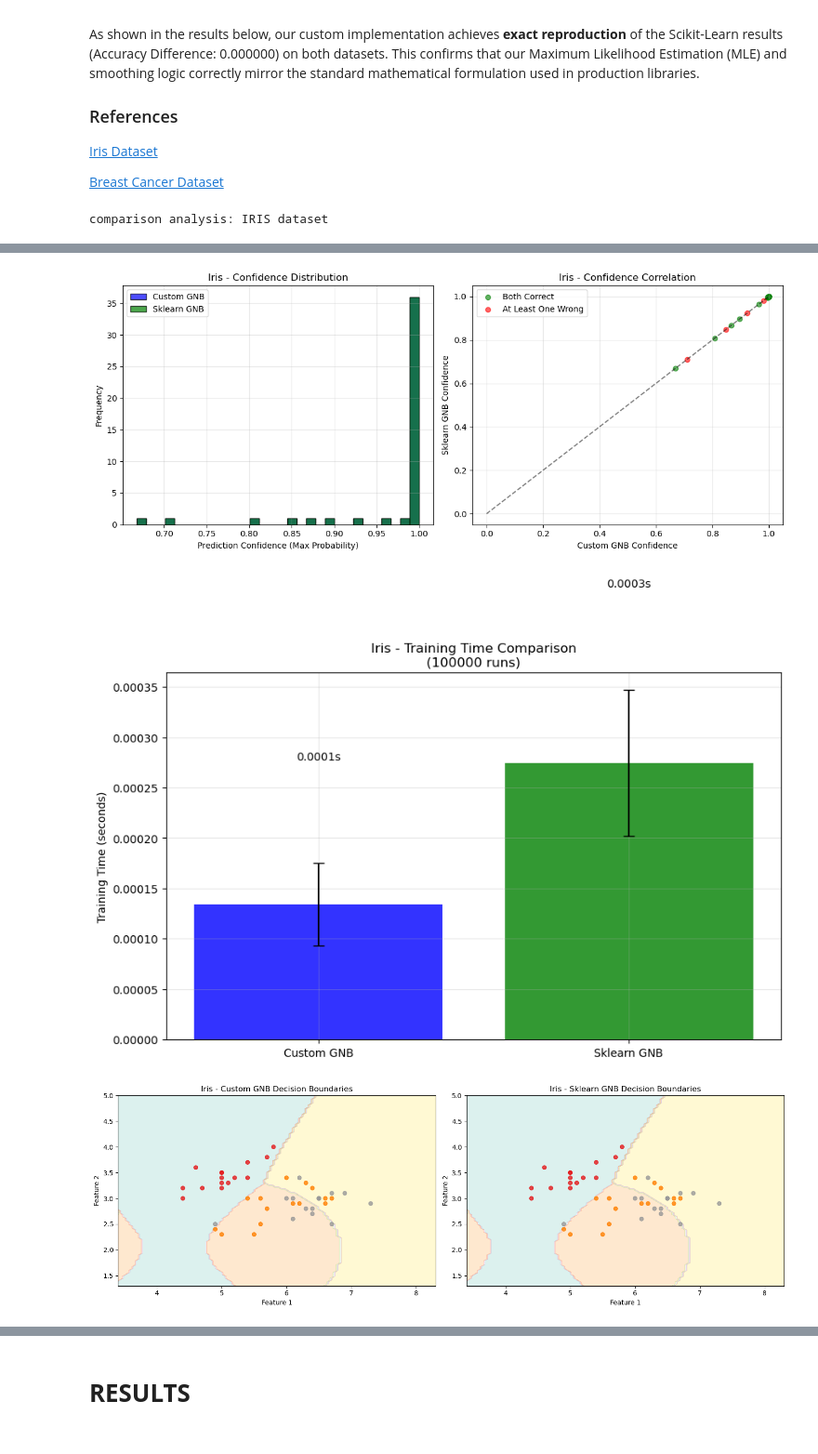
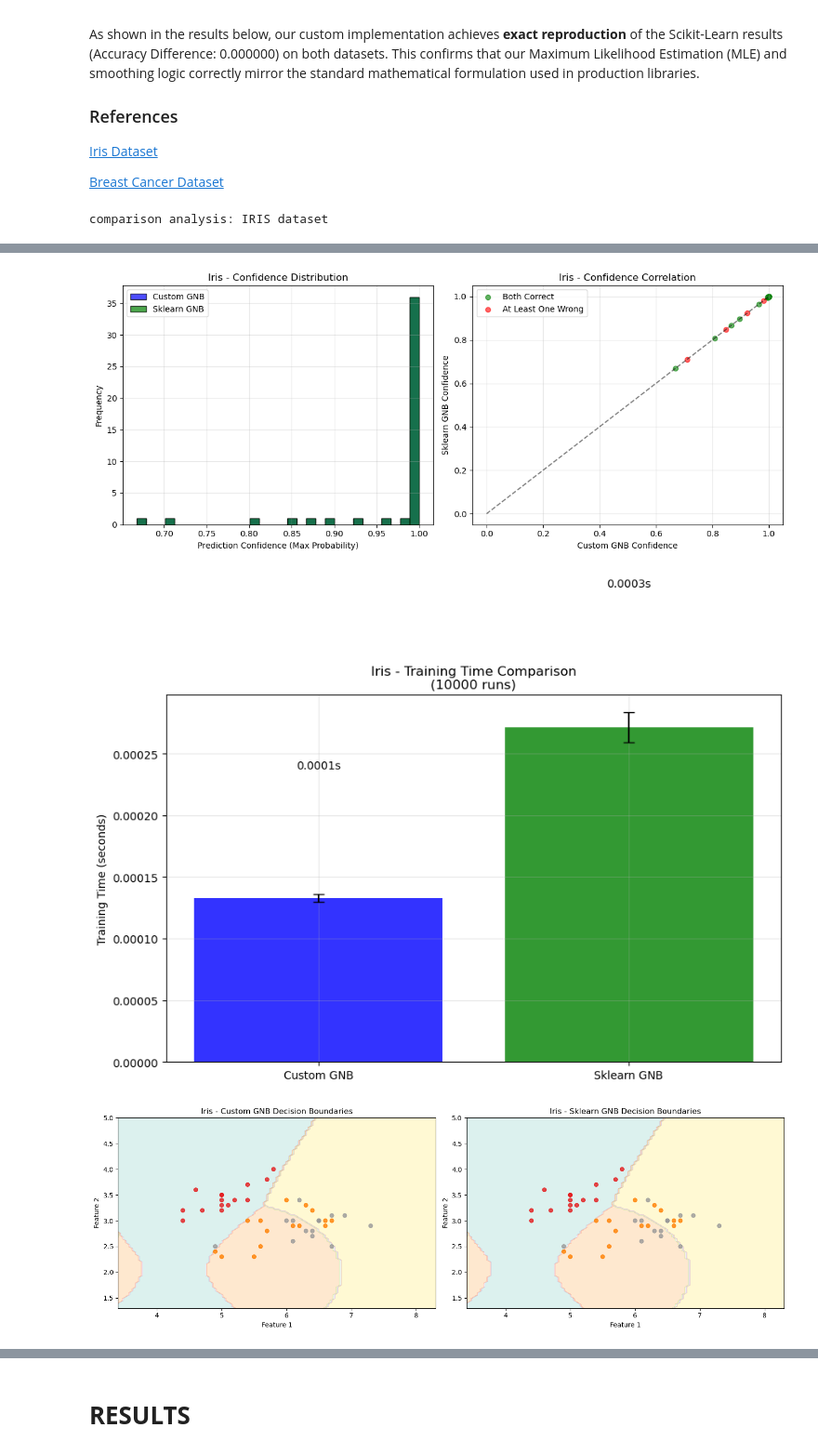
Before and after one commit to sirjimmylin/DATA2060Project, a Jupyter notebook: src/Project.ipynb, the cells around one changed output, grey strips where cells are left out. Shown at 93% size. Saved outputs shown, nothing was run; the diff lists cells and outputs as text; code cells hidden in the pictures.

```diff
--- a/src/Project.ipynb
+++ b/src/Project.ipynb
@@ -983,7 +1067,7 @@ def create_comprehensive_comparison_plots():
         plt.figure(figsize=(10, 6))
 
         # Measure training time for multiple runs
-        n_runs = 100000
+        n_runs = 10000
         custom_times = []
         sklearn_times = []
 
@@ -1066,34 +1150,34 @@ def create_comprehensive_comparison_plots():
         print(f"Prediction Agreement: {np.mean(custom_test_pred == sklearn_test_pred):.4f}")
         print(f"Custom GNB  - Train: {custom_train_acc:.4f}, Test: {custom_test_acc:.4f}")
         print(f"Sklearn GNB - Train: {sklearn_train_acc:.4f}, Test: {sklearn_test_acc:.4f}")
         print(f"Accuracy Difference: {custom_test_acc - sklearn_test_acc:.6f}")
 
         # Confidence statistics
         print(f"\nConfidence Statistics:")
         print(f"Custom GNB Mean Confidence: {np.mean(custom_confidences):.4f}")
         print(f"Sklearn GNB Mean Confidence: {np.mean(sklearn_confidences):.4f}")
         print(f"Custom GNB Correct Prediction Mean Confidence: {np.mean(custom_confidences[custom_correct]):.4f}")
         print(f"Custom GNB Wrong Prediction Mean Confidence: {np.mean(custom_confidences[~custom_correct]):.4f}")
 
 
 
         # Timing statistics
         print(f"\nTiming Statistics ({n_runs} runs):")
         print(f"Custom GNB Avg Training Time: {np.mean(custom_times):.6f}s ± {np.std(custom_times):.6f}s")
         print(f"Sklearn GNB Avg Training Time: {np.mean(sklearn_times):.6f}s ± {np.std(sklearn_times):.6f}s")
         print(f"Speed Ratio (Custom/Sklearn): {np.mean(custom_times)/np.mean(sklearn_times):.2f}x")
 
 # comparison plots
 if __name__ == "__main__":
     create_comprehensive_comparison_plots()
     print("\n completed")
 # %% [output]
 comparison analysis: IRIS dataset
 [figure]
 [figure]
 [figure]
 [figure]
-[figure, old version]
+[figure, new version]
 [figure]
  Statistical summary - Iris:
 Prediction Agreement: 1.0000
```
Also changed, not shown: parts of 5 cells of this notebook.
